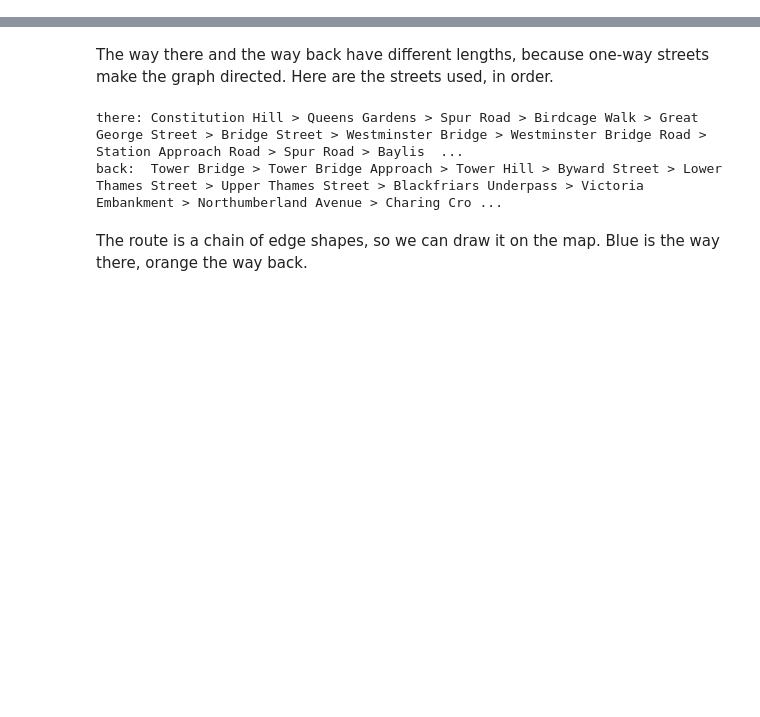
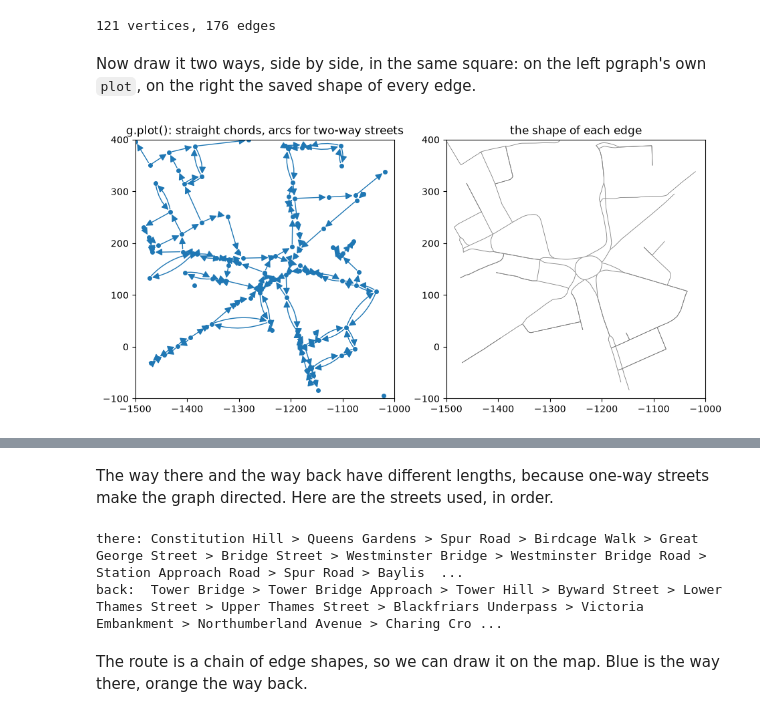
Before and after one commit to petercorke/pgraph-python, a Jupyter notebook: examples/london.ipynb, the cells around one changed output, grey strips where cells are left out. Drawn from its saved outputs; the diff is of its cells as text; code cells hidden in the pictures; blank space fills up the shorter version.

```diff
--- a/examples/london.ipynb
+++ b/examples/london.ipynb
@@ -210,0 +170,8 @@ Tower to Buckingham     5948 m, 114 junctions
+# %%
+# how many times each node appears, at any position in any way
+uses = Counter(n for _, _, nodes in data["ways"] for n in nodes)
+# the first and last node of every way
+ends = {n for _, _, nodes in data["ways"] for n in (nodes[0], nodes[-1])}
+# a node is a vertex if it is shared (used more than once, wherever it is) or the end of a way
+vertices = {n for n, count in uses.items() if count > 1 or n in ends}
+print(f"{len(vertices):,} of the {len(uses):,} nodes become vertices")
@@ -210,0 +325,43 @@ Tower to Buckingham     5948 m, 114 junctions
+# %%
+def within(graph, centre, half):
+    """The part of a graph inside a square, of side 2*half metres, around a point"""
+    sub = DGraph(dim=2, edge_class=Road)
+    new = {}
+    for v in graph:
+        if np.all(np.abs(v.coord - centre) <= half):
+            new[v] = sub.add_vertex(v.coord, name=v.name)
+    for e in graph.edges():
+        if e.v1 in new and e.v2 in new:
+            sub.add_edge(Road(new[e.v1], new[e.v2], cost=e.cost, name=e.name, shape=e.shape))
+    return sub
+
+centre = np.array([-1250.0, 150.0])  # near Trafalgar Square, metres from the centre of the box
+half = 250
+local = within(g, centre, half)
+print(f"{local.n} vertices, {local.ne} edges")
+# %% [output]
+121 vertices, 176 edges
+# %% [markdown]
+Now draw it two ways, side by side, in the same square: on the left pgraph's own `plot`, on the right the saved
+shape of every edge.
+# %%
+def draw_shapes(ax, graph, **options):
+    """Draw the saved shape of every edge of a graph"""
+    options = dict(colors="0.5", linewidths=0.6) | options
+    ax.add_collection(LineCollection([e.shape for e in graph.edges()], **options))
+
+fig, (left, right) = plt.subplots(1, 2, figsize=(11, 5.5))
+
+local.plot(ax=left, labels=False, grid=False, color_components=False,
+           vertex_opt=dict(markersize=4), edge_opt=dict(linewidth=1), block=None)
+left.set_title("g.plot(): straight chords, arcs for two-way streets")
+
+draw_shapes(right, local)
+right.set_title("the shape of each edge")
+
+for ax in (left, right):
+    ax.set_xlim(centre[0] - half, centre[0] + half)
+    ax.set_ylim(centre[1] - half, centre[1] + half)
+    ax.set_aspect("equal")
+# %% [output]
+[figure, added]
```
Also changed, not shown: parts of 58 cells of this notebook.
